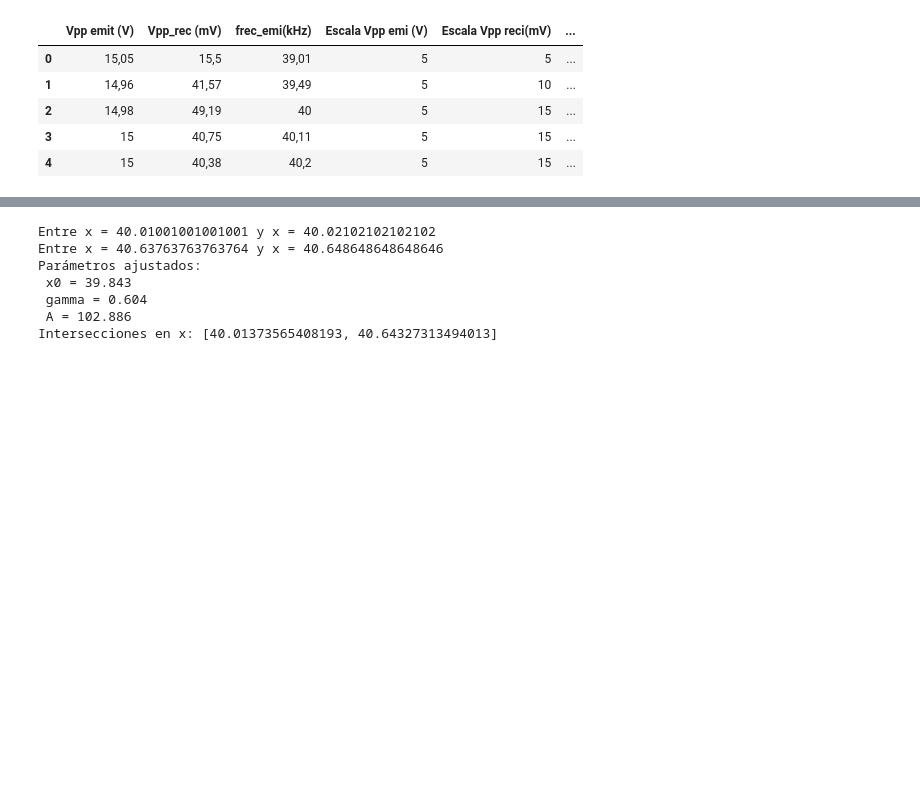
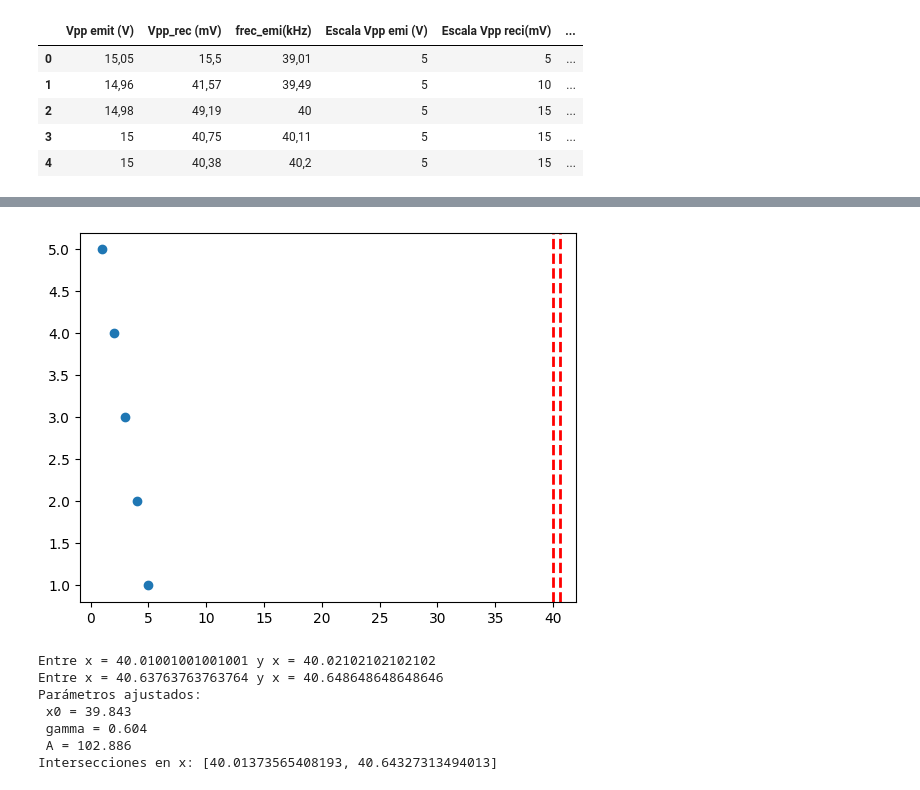
Before and after one commit to juanqwerty773/labo-2, a Jupyter notebook: cuarta clase (19_9)/codigo.ipynb, the cells around one changed output, grey strips where cells are left out. Saved outputs shown, nothing was run; the diff lists cells and outputs as text; code cells hidden in the pictures; blank space fills up the shorter version.

```diff
--- a/cuarta clase (19_9)/codigo.ipynb
+++ b/cuarta clase (19_9)/codigo.ipynb
@@ -153,3 +160,20 @@ plt.show()
+# %%
+import matplotlib.pyplot as plt
+
+# Datos de ejemplo
+x = [1, 2, 3, 4, 5]
+y = [5, 4, 3, 2, 1]
+
+# Crear gráfico de dispersión
+plt.scatter(x, y)
+
+# Dibujar línea vertical en x = 3
+plt.axvline(x=40.01373565408193, color='red', linestyle='--', linewidth=2)
+plt.axvline(x=40.64327313494013, color='red', linestyle='--', linewidth=2)
+
+plt.show()
+# %% [output]
+[figure, added]
 # %%
 
 # Mostrar parámetros ajustados
```
Also changed, not shown: parts of 9 cells of this notebook.
